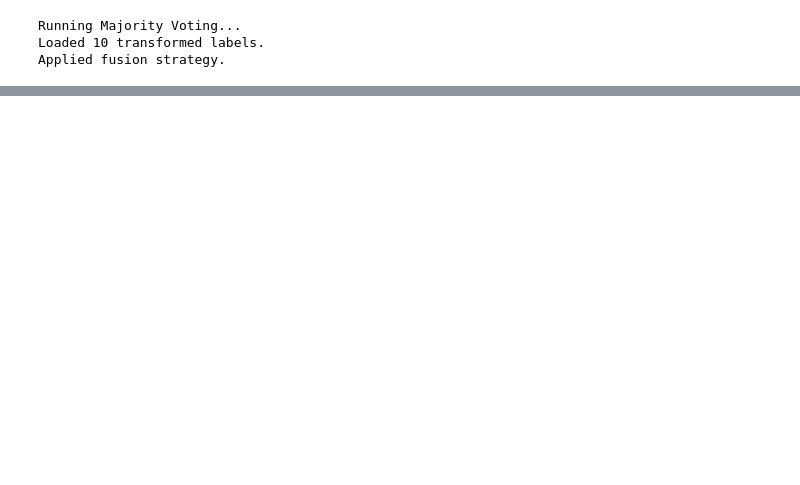
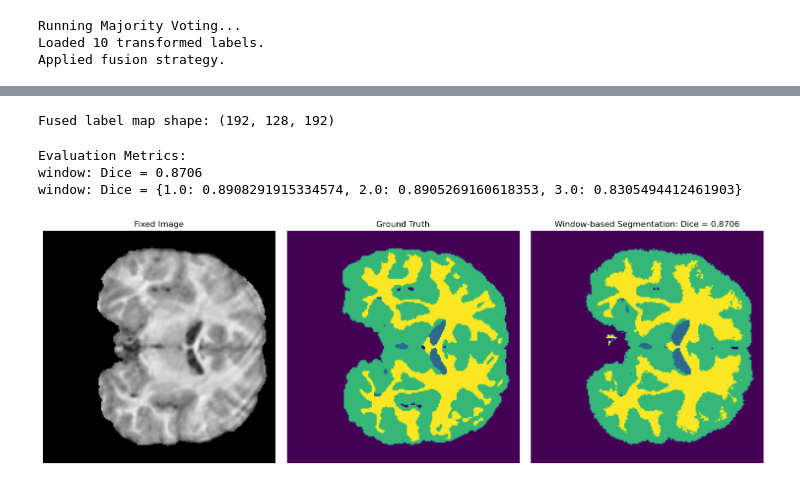
Before and after one commit to Sumeet-Dash1/MISA-MultiAtlas-Segmentation, a Jupyter notebook: notebooks/03_segmentation.ipynb, the cells around one changed output, grey strips where cells are left out. Drawn from its saved outputs; the diff is of its cells as text; code cells hidden in the pictures; blank space fills up the shorter version.

```diff
--- a/notebooks/03_segmentation.ipynb
+++ b/notebooks/03_segmentation.ipynb
@@ -109,0 +184,16 @@ visualize_results(fixed_image, ground_truth, results, slice_idx)
+# %%
+# Perform window-based segmentation and label fusion
+fused_label_map = window_based_segmentation(
+    fixed_image,
+    registered_images,
+    label_maps,
+    window_size,
+    stride,
+    fusion_strategy,
+    metric
+)
+
+# Output
+print("Fused label map shape:", fused_label_map.shape)
+# %% [output]
+Fused label map shape: (192, 128, 192)
@@ -109,0 +204,35 @@ visualize_results(fixed_image, ground_truth, results, slice_idx)
+# %%
+# Print evaluation metrics
+print("\nEvaluation Metrics:")
+for method_name, metrics in results.items():
+    print(f"{method_name}: Dice = {sum(metrics['Dice'].values()) / len(metrics['Dice']):.4f}")
+    print(f"{method_name}: Dice = {metrics['Dice']}")
+# %% [output]
+Evaluation Metrics:
+window: Dice = 0.8706
+window: Dice = {1.0: 0.8908291915334574, 2.0: 0.8905269160618353, 3.0: 0.8305494412461903}
+# %%
+slice_idx = fixed_image.shape[1] // 2
+plt.figure(figsize=(15, 10))
+
+# Fixed image
+plt.subplot(2, 3, 1)
+plt.imshow(fixed_image[:, slice_idx, :], cmap="gray")
+plt.title("Fixed Image")
+plt.axis("off")
+
+# Ground truth
+plt.subplot(2, 3, 2)
+plt.imshow(ground_truth[:, slice_idx, :], cmap="viridis")
+plt.title("Ground Truth")
+plt.axis("off")
+
+# Segmentation results
+plt.subplot(2, 3, 3)
+plt.imshow(fused_label_map[:, slice_idx, :], cmap="viridis")
+plt.title(f"Window-based Segmentation: Dice = {sum(dice_score.values()) / len(dice_score):.4f}")
+plt.axis("off")
+plt.tight_layout()
+plt.show()
+# %% [output]
+[figure, added]
```
Also changed, not shown: parts of 23 cells of this notebook, 19 other files.
